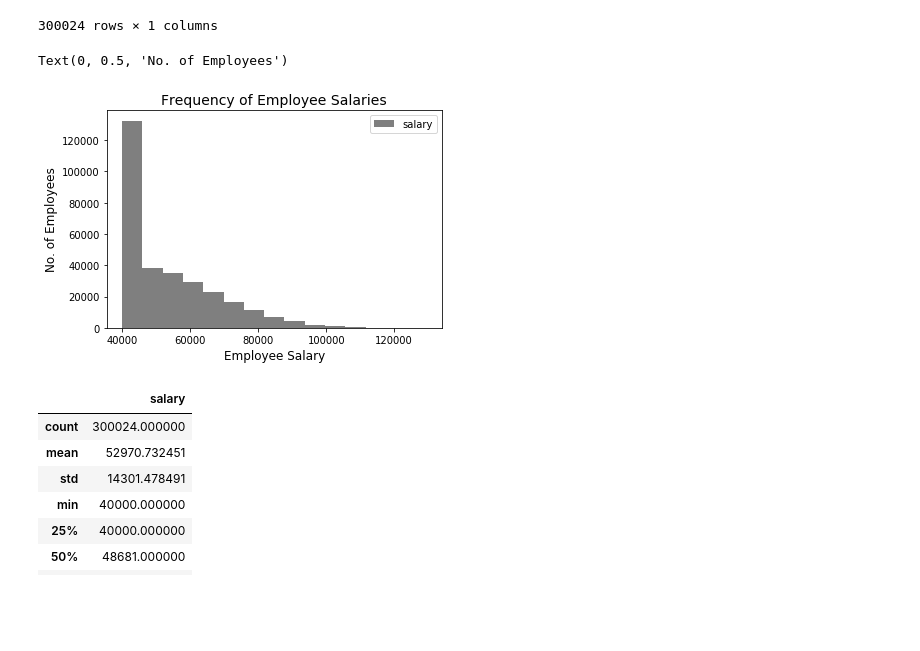
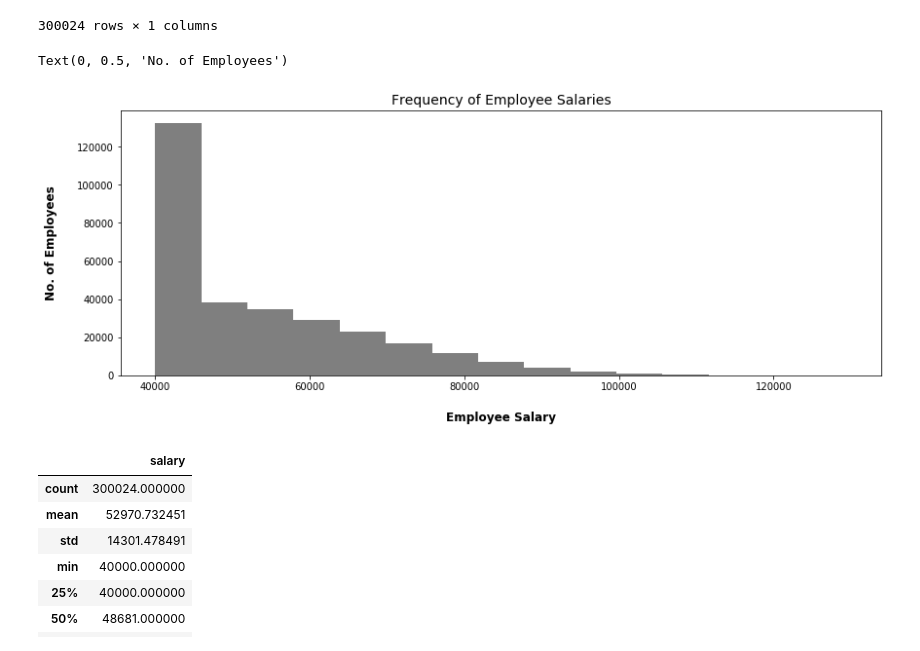
Before and after one commit to McGlash/Employee_Database_Analysis, a Jupyter notebook: EmployeeSQL/Salary Analysis.ipynb, the cells around one changed output. Cells and saved outputs as stored; diff of their text form; code cells hidden in the pictures; blank space fills up the shorter version.

Commit message:
finalized salary analysis

```diff
--- a/EmployeeSQL/Salary Analysis.ipynb
+++ b/EmployeeSQL/Salary Analysis.ipynb
@@ -28,7 +29,6 @@ connection = engine.connect()
 
 salary_df = pd.read_sql_table("salaries",
                               con=engine,
-                             schema="public",
                              index_col = "emp_no")
 salary_df
 # %% [output]
@@ -49,14 +49,14 @@ salary_df
 # %%
 # plot histogram of salaries
 
-ax = salary_df.plot.hist(bins=15, alpha=0.5, color="black", layout=(5,5))
+ax = salary_df.plot.hist(bins=15, alpha=0.5, color="black", figsize=(14,5), legend=False)
 
 ax.set_title("Frequency of Employee Salaries", fontsize=14)
-ax.set_xlabel("Employee Salary", fontsize=12)
-ax.set_ylabel("No. of Employees", fontsize=12)
+ax.set_xlabel("Employee Salary", labelpad=20, weight='bold', size=12)
+ax.set_ylabel("No. of Employees", labelpad=20, weight='bold', size=12)
 # %% [output]
 Text(0, 0.5, 'No. of Employees')
-[figure, old version]
+[figure, new version]
 # %%
 #consider descriptive statistics
 salary_df.describe()
```
Also changed, not shown: parts of 4 cells of this notebook, 2 other files.
